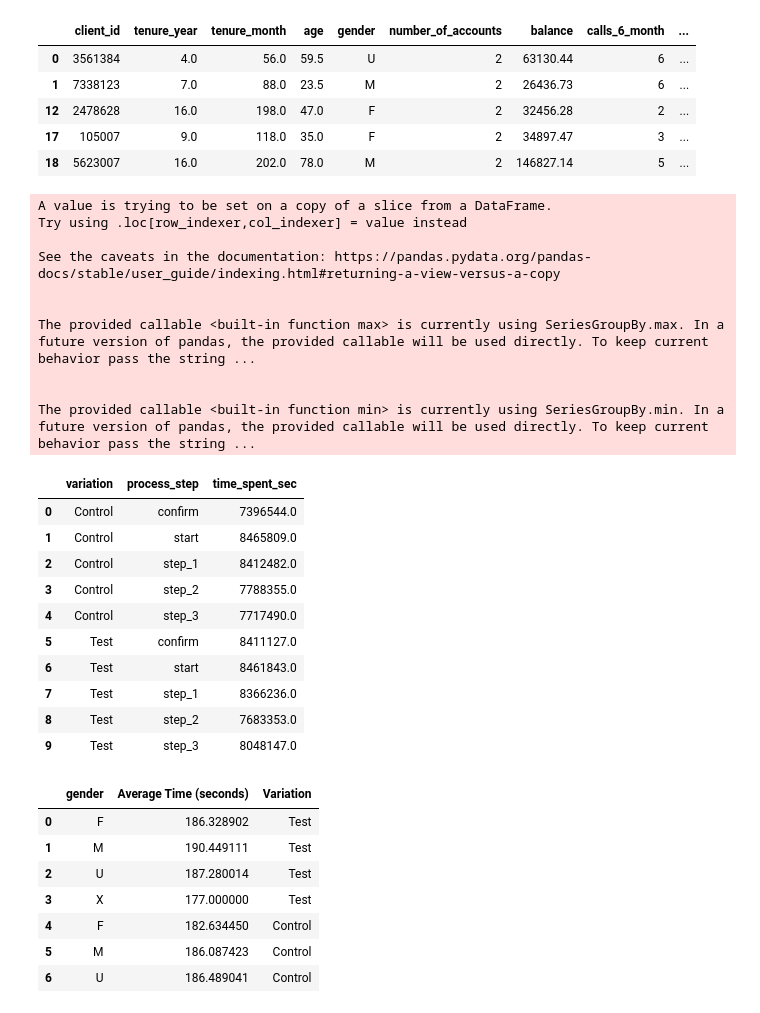
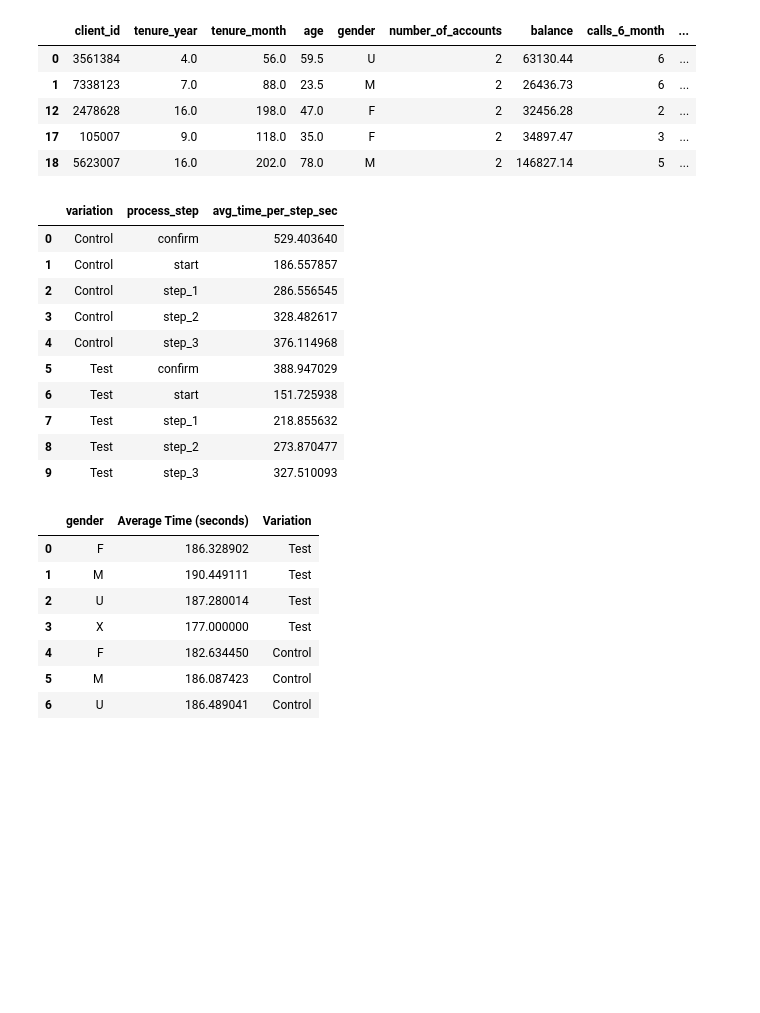
Before and after one commit to RosaEvasari/Vanguard_Project, a Jupyter notebook: notebooks/main.ipynb, the cells around one changed output. Saved outputs shown, nothing was run; the diff lists cells and outputs as text; code cells hidden in the pictures; blank space fills up the shorter version.

```diff
--- a/notebooks/main.ipynb
+++ b/notebooks/main.ipynb
@@ -761,42 +777,42 @@ time_per_visit_completion_iqr.head()
 | 12 | 2478628 | 16.0 | 198.0 | 47.0 | F | 2 | 32456.28 | 2 | ... |
 | 17 | 105007 | 9.0 | 118.0 | 35.0 | F | 2 | 34897.47 | 3 | ... |
 | 18 | 5623007 | 16.0 | 202.0 | 78.0 | M | 2 | 146827.14 | 5 | ... |
-# %%
-import pandas as pd
-
-def calculate_time_spent(df):
-    # Convert 'date_time' from string to datetime
-    df['date_time'] = pd.to_datetime(df['date_time'])
-
-    # Group by 'variation' and 'process_step', then calculate max - min time
-    result = df.groupby(['variation', 'process_step'])['date_time'].agg([max, min])
-    result['time_spent_sec'] = (result['max'] - result['min']).dt.total_seconds()
-
-    return result.reset_index()[['variation', 'process_step', 'time_spent_sec']]
-
-calculate_time_spent(time_per_visit_completion_iqr)
-# %% [output]
-A value is trying to be set on a copy of a slice from a DataFrame.
-Try using .loc[row_indexer,col_indexer] = value instead
-
-See the caveats in the documentation: https://pandas.pydata.org/pandas-docs/stable/user_guide/indexing.html#returning-a-view-versus-a-copy
-
-
-The provided callable <built-in function max> is currently using SeriesGroupBy.max. In a future version of pandas, the provided callable will be used directly. To keep current behavior pass the string ...
-
-
-The provided callable <built-in function min> is currently using SeriesGroupBy.min. In a future version of pandas, the provided callable will be used directly. To keep current behavior pass the string ...
-|  | variation | process_step | time_spent_sec |
-| 0 | Control | confirm | 7396544.0 |
-| 1 | Control | start | 8465809.0 |
-| 2 | Control | step_1 | 8412482.0 |
-| 3 | Control | step_2 | 7788355.0 |
-| 4 | Control | step_3 | 7717490.0 |
-| 5 | Test | confirm | 8411127.0 |
-| 6 | Test | start | 8461843.0 |
-| 7 | Test | step_1 | 8366236.0 |
-| 8 | Test | step_2 | 7683353.0 |
-| 9 | Test | step_3 | 8048147.0 |
+# %%
+# (Nat)Avarage time per step in each group
+def calculate_average_time_per_step(df):
+    # Convert 'date_time' from string to datetime
+    df['date_time'] = pd.to_datetime(df['date_time'])
+
+    # Sort the data to ensure correct order for difference calculation
+    df = df.sort_values(by=['variation', 'process_step', 'date_time'])
+
+    # Calculate time differences between consecutive rows within each 'variation' and 'process_step'
+    df['time_diff'] = df.groupby(['variation', 'process_step'])['date_time'].diff()
+
+    # Convert time differences to seconds
+    df['time_diff_sec'] = df['time_diff'].dt.total_seconds()
+
+    # Group by 'variation' and 'process_step', then calculate the average time difference
+    result = df.groupby(['variation', 'process_step'])['time_diff_sec'].mean().reset_index()
+
+    # Rename columns for clarity
+    result.rename(columns={'time_diff_sec': 'avg_time_per_step_sec'}, inplace=True)
+
+    return result
+
+calculate_average_time_per_step(df_cleaned_no_duplicated_confirms_step)
+# %% [output]
+|  | variation | process_step | avg_time_per_step_sec |
+| 0 | Control | confirm | 529.403640 |
+| 1 | Control | start | 186.557857 |
+| 2 | Control | step_1 | 286.556545 |
+| 3 | Control | step_2 | 328.482617 |
+| 4 | Control | step_3 | 376.114968 |
+| 5 | Test | confirm | 388.947029 |
+| 6 | Test | start | 151.725938 |
+| 7 | Test | step_1 | 218.855632 |
+| 8 | Test | step_2 | 273.870477 |
+| 9 | Test | step_3 | 327.510093 |
 # %%
 # (Nat)f_3.6.calculate the average time spent per segment for a given variation (after cleaning outliers)
 df_gender, df_age, df_tenure = average_time_spent_per_variation_and_segment(time_per_visit_completion_iqr, 'variation')
```
Also changed, not shown: parts of 1 cell of this notebook, 1 other file.
